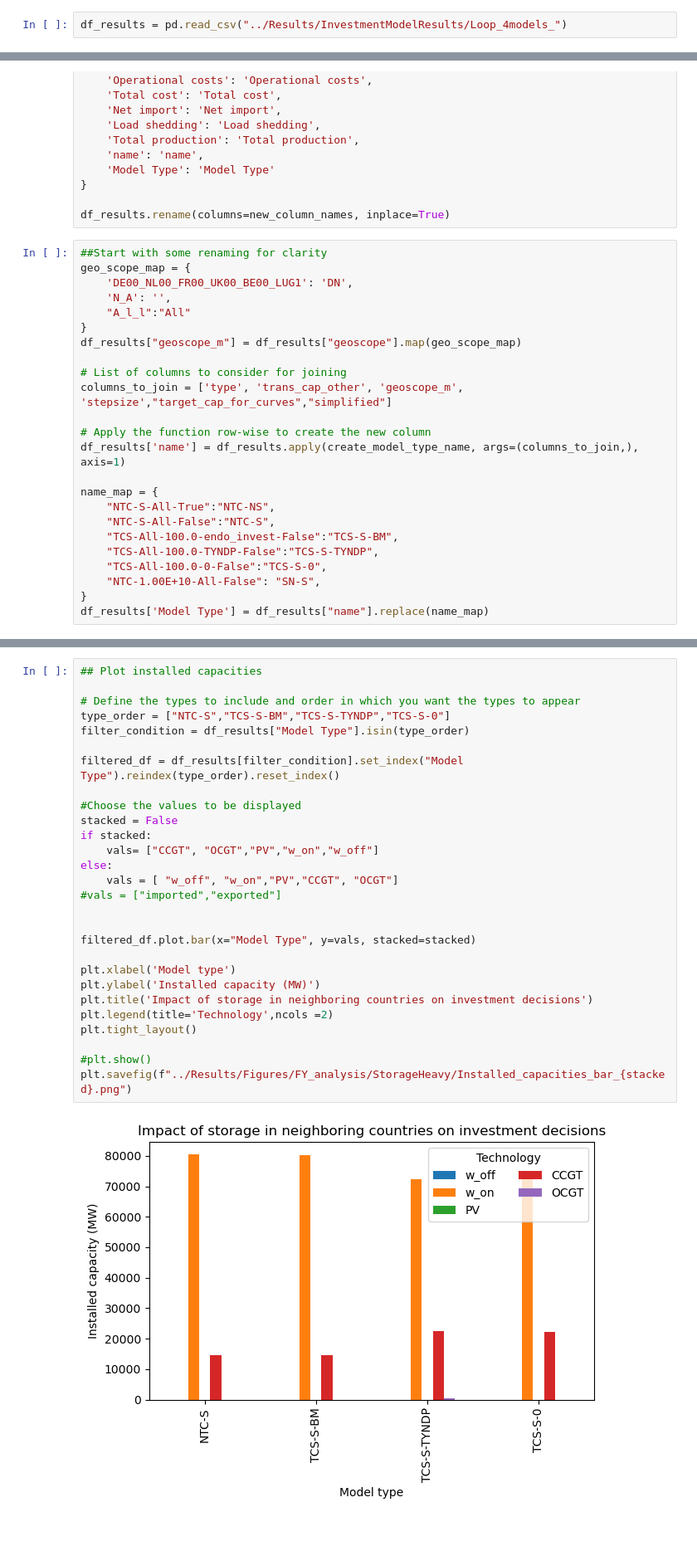
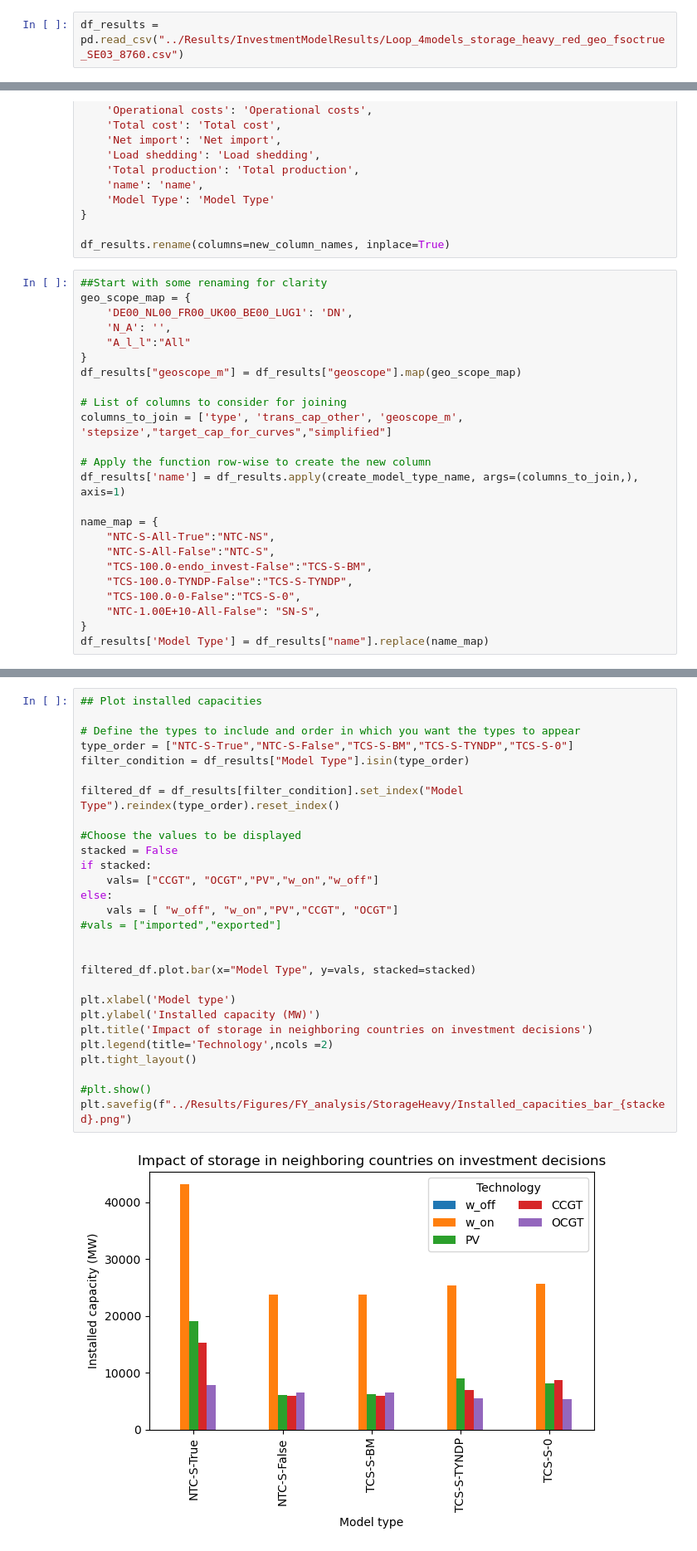
Before and after one commit to KristofPhillips95/ImportExport, a Jupyter notebook: analysis_scripts/Storage_heavy_node.ipynb, the cells around one changed output, grey strips where cells are left out. Shown at 83% size. Drawn from its saved outputs; the diff is of its cells as text.

```diff
--- a/analysis_scripts/Storage_heavy_node.ipynb
+++ b/analysis_scripts/Storage_heavy_node.ipynb
@@ -3,7 +3,7 @@ import pandas as pd
 import matplotlib.pyplot as plt
 import seaborn as sns
 # %%
-df_results = pd.read_csv("../Results/InvestmentModelResults/Loop_4models_")
+df_results = pd.read_csv("../Results/InvestmentModelResults/Loop_4models_storage_heavy_red_geo_fsoctrue_SE03_8760.csv")
 # %%
 #Export revenues and congestion rents should be dealt with with opposite signs
 # neg_components = ["cong_rent_e","export_rev"]
@@ -94,9 +94,9 @@ df_results['name'] = df_results.apply(create_model_type_name, args=(columns_to_j
 name_map = {
     "NTC-S-All-True":"NTC-NS",
     "NTC-S-All-False":"NTC-S",
-    "TCS-All-100.0-endo_invest-False":"TCS-S-BM",
-    "TCS-All-100.0-TYNDP-False":"TCS-S-TYNDP",
-    "TCS-All-100.0-0-False":"TCS-S-0",
+    "TCS-100.0-endo_invest-False":"TCS-S-BM",
+    "TCS-100.0-TYNDP-False":"TCS-S-TYNDP",
+    "TCS-100.0-0-False":"TCS-S-0",
     "NTC-1.00E+10-All-False": "SN-S",
 }
 df_results['Model Type'] = df_results["name"].replace(name_map)
@@ -111,30 +115,30 @@ Name: Model Type, dtype: object
 # %%
 ## Plot installed capacities
 
 # Define the types to include and order in which you want the types to appear
-type_order = ["NTC-S","TCS-S-BM","TCS-S-TYNDP","TCS-S-0"]
+type_order = ["NTC-S-True","NTC-S-False","TCS-S-BM","TCS-S-TYNDP","TCS-S-0"]
 filter_condition = df_results["Model Type"].isin(type_order)
 
 filtered_df = df_results[filter_condition].set_index("Model Type").reindex(type_order).reset_index()
 
 #Choose the values to be displayed
 stacked = False
 if stacked:
     vals= ["CCGT", "OCGT","PV","w_on","w_off"]
 else:
     vals = [ "w_off", "w_on","PV","CCGT", "OCGT"]
 #vals = ["imported","exported"]
 
 
 filtered_df.plot.bar(x="Model Type", y=vals, stacked=stacked)
 
 plt.xlabel('Model type')
 plt.ylabel('Installed capacity (MW)')
 plt.title('Impact of storage in neighboring countries on investment decisions')
 plt.legend(title='Technology',ncols =2)
 plt.tight_layout()
 
 #plt.show()
 plt.savefig(f"../Results/Figures/FY_analysis/StorageHeavy/Installed_capacities_bar_{stacked}.png")
 # %% [output]
-[figure, old version]
+[figure, new version]
```
Also changed, not shown: parts of 1 cell of this notebook, 1 other file.
